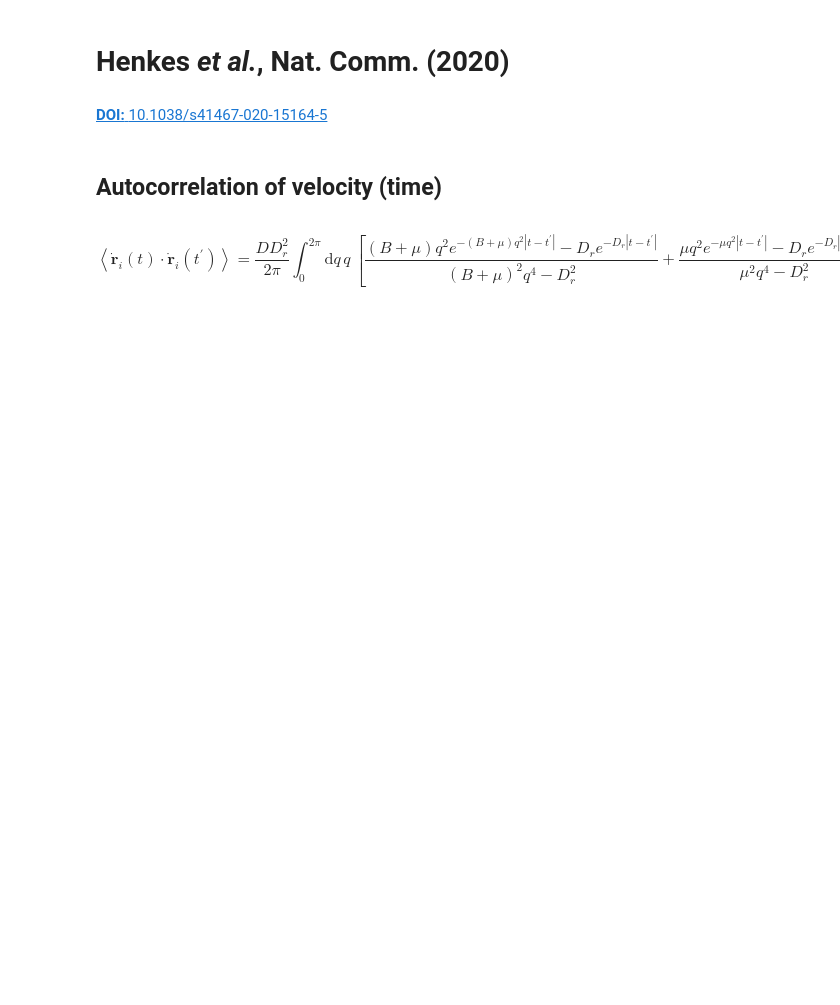
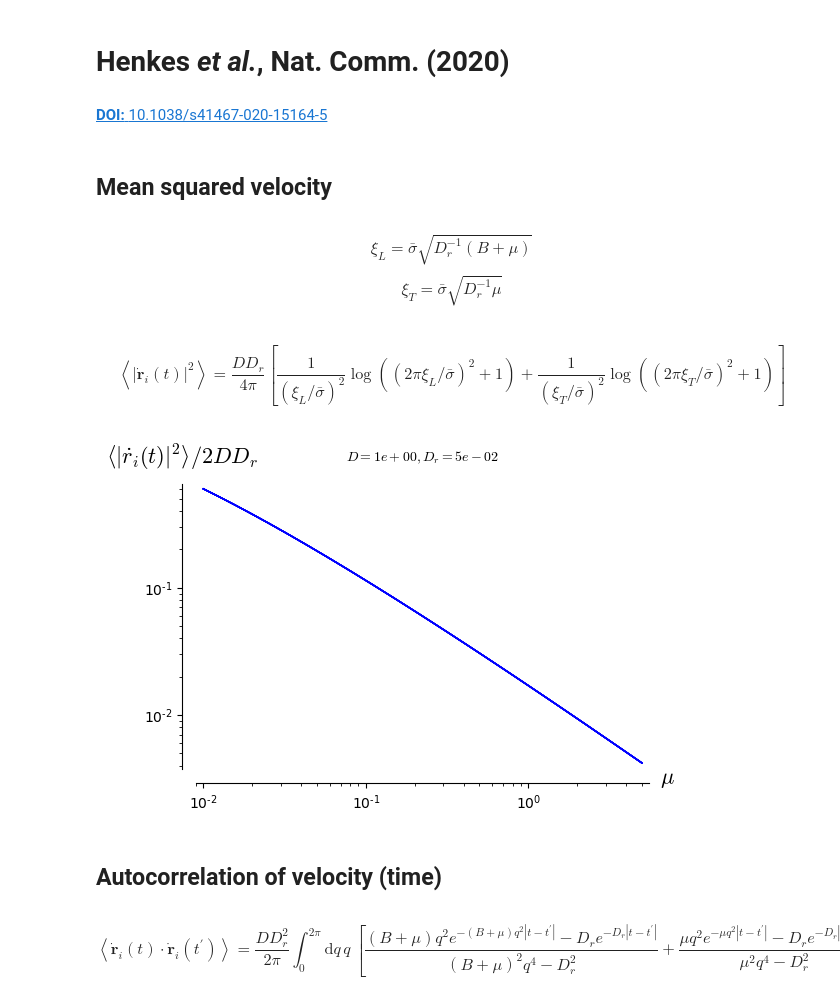
Before and after one commit to yketa/PhD_Wiki, a Jupyter notebook: Summaries/henkes_natcomm_2020/henkes_natcomm_2020.ipynb, the cells around one changed output. Drawn from its saved outputs; the diff is of its cells as text; code cells hidden in the pictures; blank space fills up the shorter version.

Commit message:
mean squared velocity (henkes2020natcomm)

```diff
--- a/Summaries/henkes_natcomm_2020/henkes_natcomm_2020.ipynb
+++ b/Summaries/henkes_natcomm_2020/henkes_natcomm_2020.ipynb
@@ -9,3 +9,51 @@ _mu = [0.01, 0.02, 0.05, 0.1, 0.2, 0.5, 1, 2, 5]
 colors = list_colormap(_mu, colormap='jet', sort=True)
 D = 1
 Dr = 5e-2
+# %% [markdown]
+## Mean squared velocity
+# %% [markdown]
+$$
+\xi_L = \bar{\sigma} \sqrt{D_r^{-1} (B + \mu)}
+$$
+$$
+\xi_T = \bar{\sigma} \sqrt{D_r^{-1} \mu}
+$$
+# %%
+def xiL(Dr=5e-2, mu=0.5):
+    """
+    Longitudinal correlation length (Eq. 10).
+    Assumes B + \\mu = 4.3\\mu.
+    """
+
+    return sqrt((4.3*mu)/Dr)
+
+def xiT(Dr=5e-2, mu=0.5):
+    """
+    Transverse correlation length (Eq. 10).
+    """
+
+    return sqrt(mu/Dr)
+# %% [markdown]
+$$\left<|\dot{\boldsymbol{r}}_i(t)|^2\right> = \frac{D D_r}{4\pi} \left[\frac{1}{(\xi_L/\bar{\sigma})^2} \log\left((2\pi\xi_L/\bar{\sigma})^2 + 1\right) + \frac{1}{(\xi_T/\bar{\sigma})^2} \log\left((2\pi\xi_T/\bar{\sigma})^2 + 1\right)\right]$$
+# %%
+def v2(D=1, Dr=5e-2, mu=0.5):
+    """
+    Mean squared velocity (Eq. 11).
+    Assumes B + \\mu = 4.3\\mu.
+    """
+
+    return ((D*Dr)/(4*gp(pi)))*(
+        ln((2*gp(pi)*xiL(Dr=Dr, mu=mu))^2 + 1)/(xiL(Dr=Dr, mu=mu)^2)
+        + ln((2*gp(pi)*xiT(Dr=Dr, mu=mu))^2 + 1)/(xiT(Dr=Dr, mu=mu)^2))
+# %%
+pv = [plot(lambda mu: v2(D=D, Dr=Dr, mu=mu)/(2*D*Dr),
+    (min(_mu), max(_mu)),
+    scale='loglog',
+    axes_labels=[
+        r'$\mu$',
+        r'$\left<|\dot{r}_i(t)|^2\right>/2 D D_r$'],
+    title=r'$D=%.0e, D_r=%.0e$' % (D, Dr))
+    for mu in _mu]
+sum(pv)
+# %% [output]
+[figure, added]
```
Also changed, not shown: parts of 5 cells of this notebook, 9 other files.
